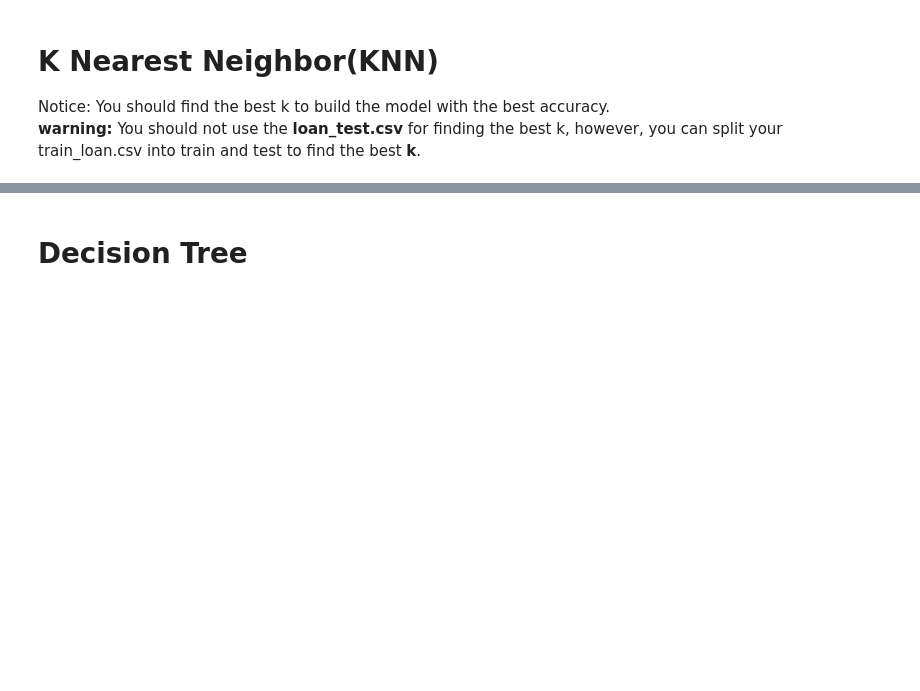
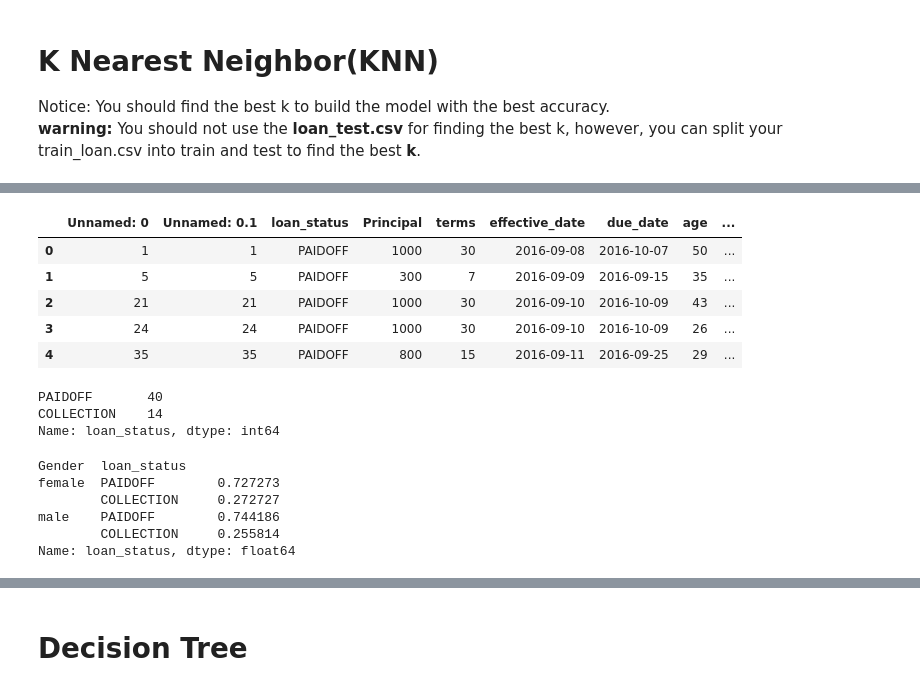
Before and after one commit to hbouslama/Coursera-Capstone-Project, a Jupyter notebook: Coursera Project - The best classifier.ipynb, the cells around one changed output, grey strips where cells are left out. Drawn from its saved outputs; the diff is of its cells as text; code cells hidden in the pictures; blank space fills up the shorter version.

```diff
--- a/Coursera Project - The best classifier.ipynb
+++ b/Coursera Project - The best classifier.ipynb
@@ -268,0 +336,31 @@ Notice: You should find the best k to build the model with the best accuracy.
+# %%
+df.shape
+
+# Convert to date time object
+df['due_date'] = pd.to_datetime(df['due_date'])
+df['effective_date'] = pd.to_datetime(df['effective_date'])
+df.head()
+# %% [output]
+|  | Unnamed: 0 | Unnamed: 0.1 | loan_status | Principal | terms | effective_date | due_date | age | ... |
+| 0 | 1 | 1 | PAIDOFF | 1000 | 30 | 2016-09-08 | 2016-10-07 | 50 | ... |
+| 1 | 5 | 5 | PAIDOFF | 300 | 7 | 2016-09-09 | 2016-09-15 | 35 | ... |
+| 2 | 21 | 21 | PAIDOFF | 1000 | 30 | 2016-09-10 | 2016-10-09 | 43 | ... |
+| 3 | 24 | 24 | PAIDOFF | 1000 | 30 | 2016-09-10 | 2016-10-09 | 26 | ... |
+| 4 | 35 | 35 | PAIDOFF | 800 | 15 | 2016-09-11 | 2016-09-25 | 29 | ... |
+# %%
+df['loan_status'].value_counts()
+# %% [output]
+PAIDOFF       40
+COLLECTION    14
+Name: loan_status, dtype: int64
+# %%
+# Convert Categorical features to numerical values
+# Lets look at gender:
+df.groupby(['Gender'])['loan_status'].value_counts(normalize=True)
+# %% [output]
+Gender  loan_status
+female  PAIDOFF        0.727273
+        COLLECTION     0.272727
+male    PAIDOFF        0.744186
+        COLLECTION     0.255814
+Name: loan_status, dtype: float64
```
Also changed, not shown: parts of 29 cells of this notebook.
